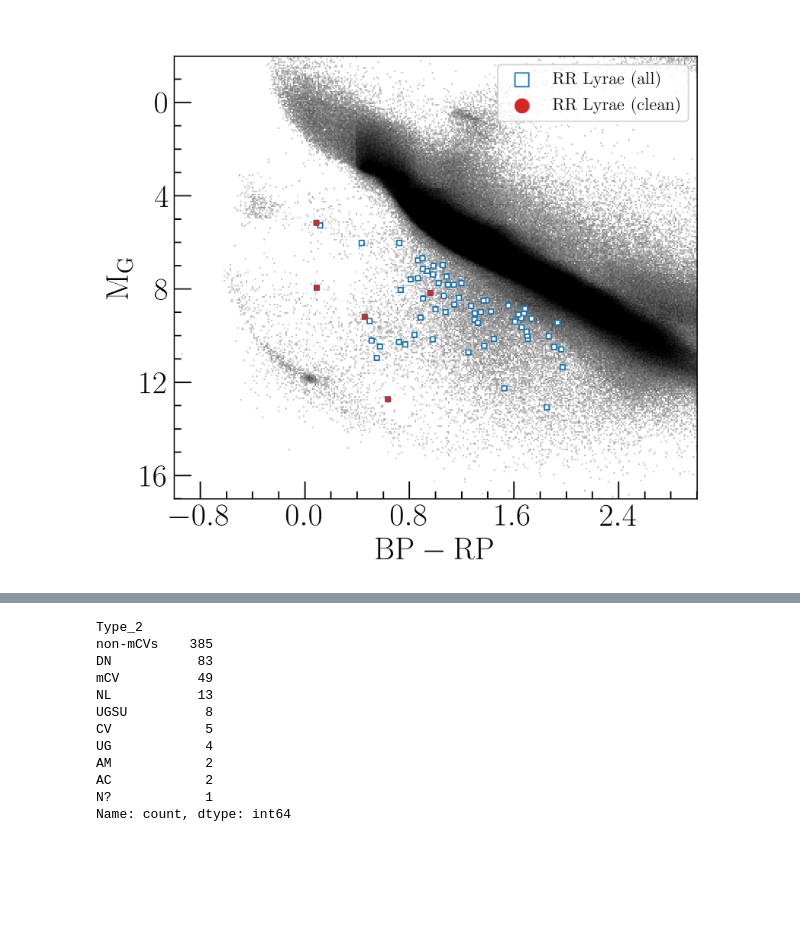
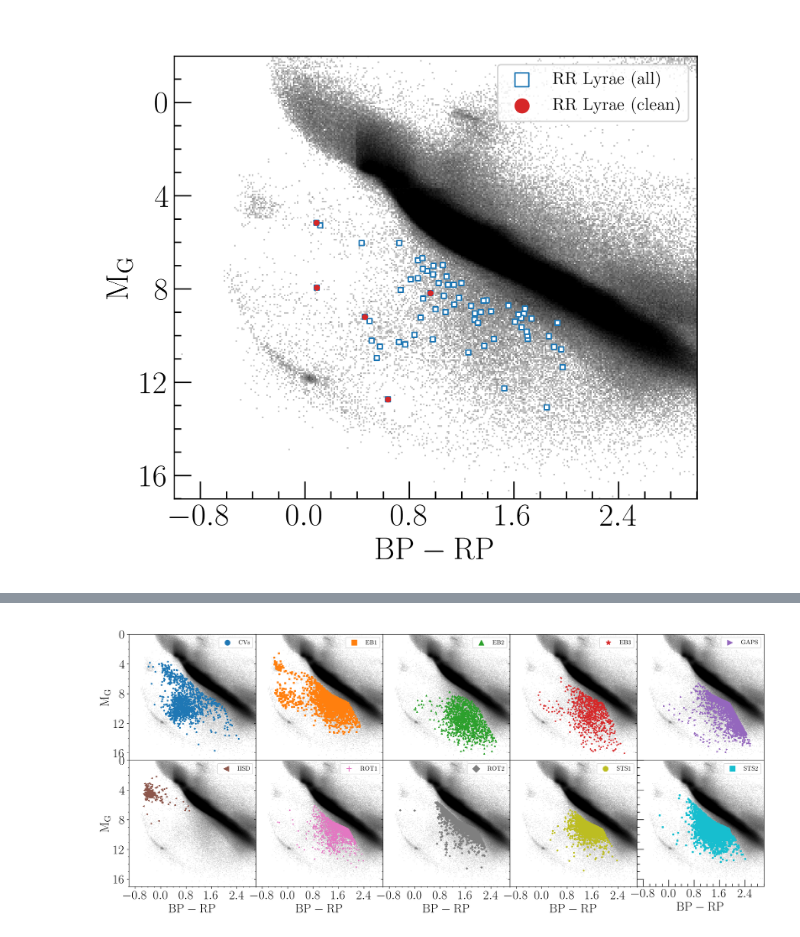
Before and after one commit to rtprincy/Colour_magnitude_diagram_Python, a Jupyter notebook: plot_CMD.ipynb, the cells around one changed output, grey strips where cells are left out. Cells and saved outputs as stored; diff of their text form; code cells hidden in the pictures; blank space fills up the shorter version.

```diff
--- a/plot_CMD.ipynb
+++ b/plot_CMD.ipynb
@@ -223,15 +313,57 @@ plt.savefig('CMD_Gaia_ms_wd_per_objtype.png',format='png',bbox_inches="tight")
 # %%
-CVs_lit['Type_2'].value_counts()
+unique_labels=np.unique(data_targets['Cluster Name'].values)
+color=['#1f77b4', '#ff7f0e', '#2ca02c', '#d62728', '#9467bd', '#8c564b', '#e377c2', '#7f7f7f', '#bcbd22', '#17becf']
+markers=['o','s','^','*','>','<','+','D','o','s','<','>']
+labels=data_targets['Cluster Name'].values
-# %% [output]
-Type_2
-non-mCVs    385
-DN           83
-mCV          49
-NL           13
-UGSU          8
-CV            5
-UG            4
-AM            2
-AC            2
-N?            1
-Name: count, dtype: int64
+# %%
+fig, axes = plt.subplots(ncols=5,nrows=2,figsize=(20, 8), dpi=300,sharex=True,sharey=True,subplot_kw={'projection': 'scatter_density'})
+axes = axes.flatten()
+for j in range(10):
+    ax=axes[j]
+    # ax.set_facecolor("white")
+
+
+    norm = ImageNormalize(vmin=0., vmax=500, stretch=LogStretch())
+
+    ax.set_title(" ",fontsize=20)
+
+    density = ax.scatter_density(bprp, G_abs, norm=norm, cmap="Greys", downres_factor=1)
+
+    i=0
+
+    label=unique_labels[j]
+    # for label in unique_labels:
+
+    label_indices = labels == label
+    ax.scatter(data_targets['bp_rp'].iloc[label_indices], data_targets['G_abs'].iloc[label_indices],
+                    label=label,
+                    c=color[j],
+                    s=5, marker=markers[j])
+
+    if j>4:
+        ax.set_xlabel(r'$\rm BP-RP$')
+    if (j==0) | (j==5):
+        ax.set_ylabel(r'$\rm M_G$')
+
+
+    ax.xaxis.set_major_locator(ticker.MaxNLocator(5))
+    ax.yaxis.set_major_locator(ticker.MaxNLocator(5))
+
+
+
+    plt.minorticks_on()
+    plt.tick_params('both', length=12, width=1., which='major', direction='in')
+    plt.tick_params('both', length=5, width=1, which='minor', direction='in')
+
+    ax.set_ylim([17,0])
+    ax.set_xlim([-1.,3])
+    # ax.set_xlabel(r'$\rm BP-RP$')
+    # ax.set_ylabel(r'$\rm M_G$')
+
+    ax.legend(fontsize=11,markerscale=4)
+
+plt.subplots_adjust(wspace=0, hspace=0)
+# plt.tight_layout()
+plt.savefig('CMD_Gaia_ms_wd_per_cluster.pdf',format='pdf',bbox_inches="tight")
+# %% [output]
+[figure, added]
```
Also changed, not shown: parts of 11 cells of this notebook.
